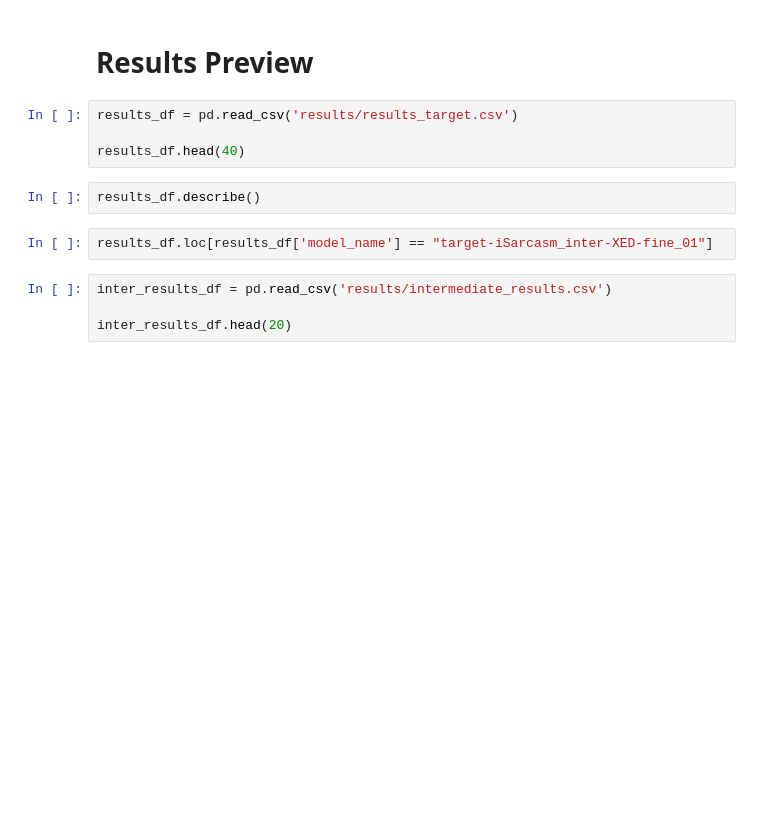
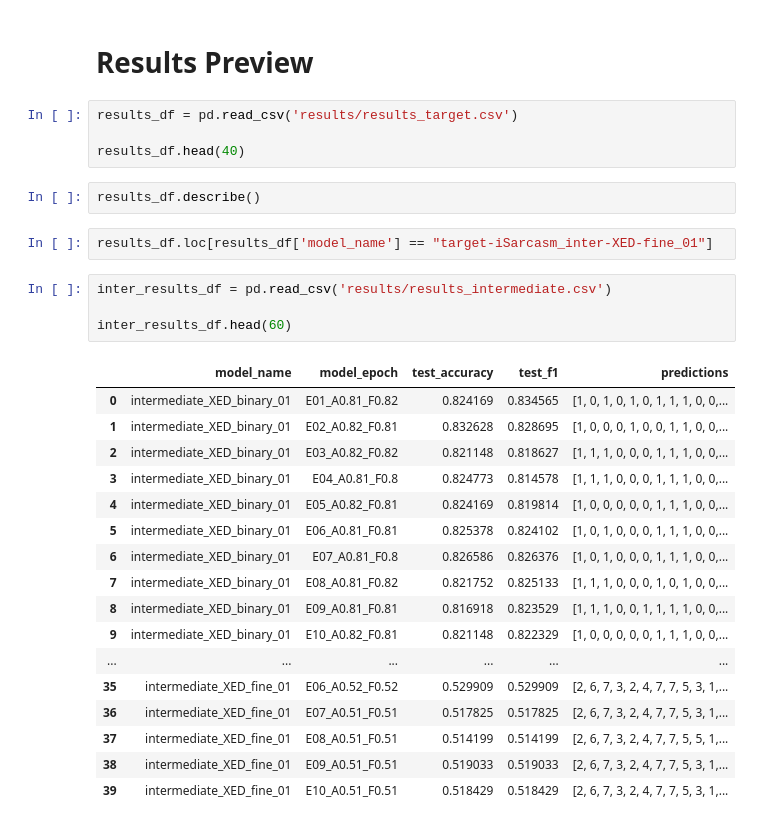
Before and after one commit to jahjinx/LD_ITESD, a Jupyter notebook: results/eval_models.ipynb, the cells around one changed output. Saved outputs shown, nothing was run; the diff lists cells and outputs as text; blank space fills up the shorter version.

Commit message:
building models, primarly target models

```diff
--- a/results/eval_models.ipynb
+++ b/results/eval_models.ipynb
@@ -137,6 +393,24 @@ results_df.describe()
 # %%
 results_df.loc[results_df['model_name'] == "target-iSarcasm_inter-XED-fine_01"]
 # %%
-inter_results_df = pd.read_csv('results/intermediate_results.csv')
+inter_results_df = pd.read_csv('results/results_intermediate.csv')
 
-inter_results_df.head(20)
+inter_results_df.head(60)
+# %% [output]
+|  | model_name | model_epoch | test_accuracy | test_f1 | predictions |
+| 0 | intermediate_XED_binary_01 | E01_A0.81_F0.82 | 0.824169 | 0.834565 | [1, 0, 1, 0, 1, 0, 1, 1, 1, 0, 0,... |
+| 1 | intermediate_XED_binary_01 | E02_A0.82_F0.81 | 0.832628 | 0.828695 | [1, 0, 0, 0, 1, 0, 0, 1, 1, 0, 0,... |
+| 2 | intermediate_XED_binary_01 | E03_A0.82_F0.82 | 0.821148 | 0.818627 | [1, 1, 1, 0, 0, 0, 1, 1, 1, 0, 0,... |
+| 3 | intermediate_XED_binary_01 | E04_A0.81_F0.8 | 0.824773 | 0.814578 | [1, 1, 1, 0, 0, 0, 1, 1, 1, 0, 0,... |
+| 4 | intermediate_XED_binary_01 | E05_A0.82_F0.81 | 0.824169 | 0.819814 | [1, 0, 0, 0, 0, 0, 1, 1, 1, 0, 0,... |
+| 5 | intermediate_XED_binary_01 | E06_A0.81_F0.81 | 0.825378 | 0.824102 | [1, 0, 1, 0, 0, 0, 1, 1, 1, 0, 0,... |
+| 6 | intermediate_XED_binary_01 | E07_A0.81_F0.8 | 0.826586 | 0.826376 | [1, 0, 1, 0, 0, 0, 1, 1, 1, 0, 0,... |
+| 7 | intermediate_XED_binary_01 | E08_A0.81_F0.82 | 0.821752 | 0.825133 | [1, 1, 1, 0, 0, 0, 1, 0, 1, 0, 0,... |
+| 8 | intermediate_XED_binary_01 | E09_A0.81_F0.81 | 0.816918 | 0.823529 | [1, 1, 1, 0, 0, 1, 1, 1, 1, 0, 0,... |
+| 9 | intermediate_XED_binary_01 | E10_A0.82_F0.81 | 0.821148 | 0.822329 | [1, 0, 0, 0, 0, 0, 1, 1, 1, 0, 0,... |
+| ... | ... | ... | ... | ... | ... |
+| 35 | intermediate_XED_fine_01 | E06_A0.52_F0.52 | 0.529909 | 0.529909 | [2, 6, 7, 3, 2, 4, 7, 7, 5, 3, 1,... |
+| 36 | intermediate_XED_fine_01 | E07_A0.51_F0.51 | 0.517825 | 0.517825 | [2, 6, 7, 3, 2, 4, 7, 7, 5, 3, 1,... |
+| 37 | intermediate_XED_fine_01 | E08_A0.51_F0.51 | 0.514199 | 0.514199 | [2, 6, 7, 3, 2, 4, 7, 7, 5, 5, 1,... |
+| 38 | intermediate_XED_fine_01 | E09_A0.51_F0.51 | 0.519033 | 0.519033 | [2, 6, 7, 3, 2, 4, 7, 7, 5, 3, 1,... |
+| 39 | intermediate_XED_fine_01 | E10_A0.51_F0.51 | 0.518429 | 0.518429 | [2, 6, 7, 3, 2, 4, 7, 7, 5, 3, 1,... |
```
Also changed, not shown: parts of 9 cells of this notebook, 6 other files.
